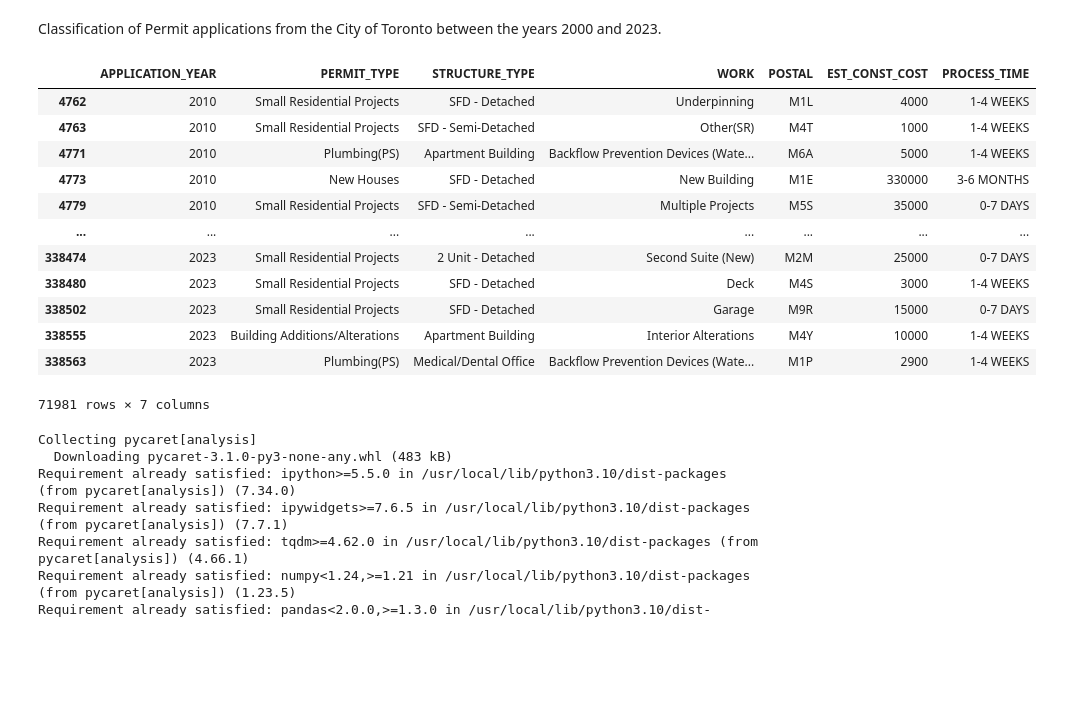
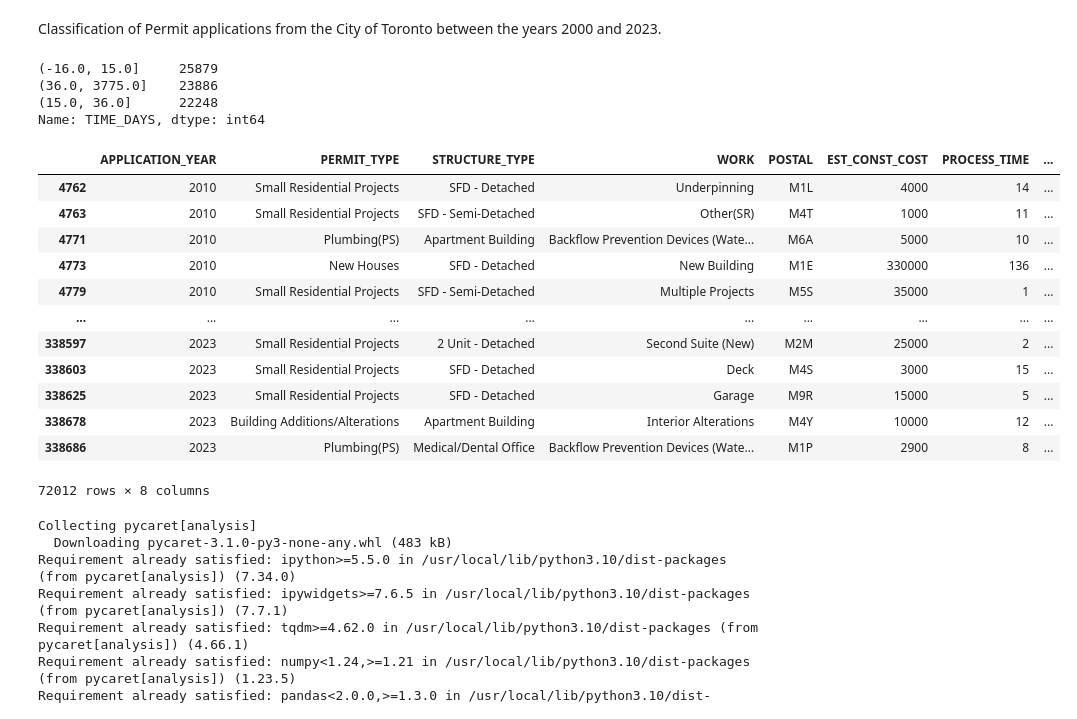
Before and after one commit to ThesanR/TorontoPermitClassification, a Jupyter notebook: PermitClass.ipynb, the cells around one changed output. Drawn from its saved outputs; the diff is of its cells as text; code cells hidden in the pictures; blank space fills up the shorter version.

```diff
--- a/PermitClass.ipynb
+++ b/PermitClass.ipynb
@@ -57,51 +57,68 @@ df = df[~df['PERMIT_NUM'].isin((df['PERMIT_NUM'].value_counts())[(df['PERMIT_NUM
 # 8. Extracting year from permit number (First two digits) for years above and below 2000. Creating new column for application year.
 perm_num_temp = 2000 + (df['PERMIT_NUM'].astype(str).str[0:2]).astype(int)
 perm_num_temp = perm_num_temp - 100*(perm_num_temp > 2050)
 app_num_temp = (df['APPLICATION_DATE'].astype(str).str[0:4]).astype(int)
-# 8a. Checking for consistency in year between permit number year and applied year. Values that do not match are assigned a year of 0 to be filered out later.
+# 8a. Checking for consistency in year between permit number year and applied year. Values that do not match are assigned a year of 0 to be filered out by the application year cutoff (In this case, 2010).
 app_year = pd.DataFrame({'APPLICATION_YEAR' : perm_num_temp*(perm_num_temp == app_num_temp)})
+df = pd.concat([app_year, df], axis=1)
+df = df.drop(df[df.APPLICATION_YEAR < 2010].index)
 
 # 9. Converting date entries to recognized datetime format in python.
 app_datetime = pd.to_datetime(pd.DataFrame({'year' : df['APPLICATION_DATE'].astype(str).str[0:4], 'month' : df['APPLICATION_DATE'].astype(str).str[5:7], 'day' : df['APPLICATION_DATE'].astype(str).str[8:10]}))
 issue_datetime = pd.to_datetime(pd.DataFrame({'year' : df['ISSUED_DATE'].astype(str).str[0:4], 'month' : df['ISSUED_DATE'].astype(str).str[5:7], 'day' : df['ISSUED_DATE'].astype(str).str[8:10]}))
 # 9a. Calculating process time by subtracting application date from issue date.
 app_time_days = pd.to_timedelta((issue_datetime - app_datetime), unit='d')
 app_time_days = pd.DataFrame({'TIME_DAYS' : (app_time_days.astype(str).str[0:-5]).astype(int)})
 app_time = app_time_days.astype(str)
 app_time = app_time.rename(columns={'TIME_DAYS' : 'PROCESS_TIME'})
 
-# 10. Creating bins for target vector out of process time.
+
+# 10. Creating equal sized bins for target vector out of process time. (Aiming for 3 classes: short, medium, and long projects)
+x = pd.qcut(x=app_time_days['TIME_DAYS'], q=3, precision=0)
+print(x.value_counts(), "\n")
+
+# 11. Output from previous lines yields bins of 0-2 weeks, 2-5 weeks, and over 5 weeks. Using these thresholds to split the dataset into three later on.
+
+app_time['PROJECT_TYPE'] = pd.cut(x=app_time_days['TIME_DAYS'], bins=[0, 14, 37, float("inf")],
+                                labels=['WITHIN 2 WEEKS', '2-5 WEEKS', 'OVER 5 WEEKS'],
+                                include_lowest=True)
+
+'''
 app_time['PROCESS_TIME'] = pd.cut(x=app_time_days['TIME_DAYS'], bins=[0, 7, 31, 91, 183, 365, 730, float("inf")],
                                 labels=['0-7 DAYS', '1-4 WEEKS', '1-3 MONTHS', '3-6 MONTHS', '6-12 MONTHS', '1-2 YEARS', 'OVER 2 YEARS'],
                                 include_lowest=True)
+'''
 
 # 11. Drop original columns (Permit number, Application date, Issued date) that will be replaced by the transformed data (Application year, process time).
 df = df.drop(['PERMIT_NUM', 'APPLICATION_DATE', 'ISSUED_DATE'], axis=1)
-df = pd.concat([app_year, df, app_time], axis=1)
-# 11a. Dropping null values and applications older than 2010.
-df = df.drop(df[df.APPLICATION_YEAR < 2010].index)
+df = pd.concat([df, app_time], axis=1)
+# 11a. Dropping null values.
 df = df.dropna()
 
 # 12. Dropping columns to test classification.
 #df = df.drop(['PERMIT_TYPE', 'STRUCTURE_TYPE', 'WORK'], axis=1)
 #df = df.drop(['APPLICATION_YEAR', 'POSTAL', 'EST_CONST_COST'], axis=1)
 
 #Printing cleaned data.
 df
 # %% [output]
+(-16.0, 15.0]     25879
+(36.0, 3775.0]    23886
+(15.0, 36.0]      22248
+Name: TIME_DAYS, dtype: int64
-|  | APPLICATION_YEAR | PERMIT_TYPE | STRUCTURE_TYPE | WORK | POSTAL | EST_CONST_COST | PROCESS_TIME |
-| 4762 | 2010 | Small Residential Projects | SFD - Detached | Underpinning | M1L | 4000 | 1-4 WEEKS |
-| 4763 | 2010 | Small Residential Projects | SFD - Semi-Detached | Other(SR) | M4T | 1000 | 1-4 WEEKS |
-| 4771 | 2010 | Plumbing(PS) | Apartment Building | Backflow Prevention Devices (Wate... | M6A | 5000 | 1-4 WEEKS |
-| 4773 | 2010 | New Houses | SFD - Detached | New Building | M1E | 330000 | 3-6 MONTHS |
-| 4779 | 2010 | Small Residential Projects | SFD - Semi-Detached | Multiple Projects | M5S | 35000 | 0-7 DAYS |
-| ... | ... | ... | ... | ... | ... | ... | ... |
-| 338474 | 2023 | Small Residential Projects | 2 Unit - Detached | Second Suite (New) | M2M | 25000 | 0-7 DAYS |
-| 338480 | 2023 | Small Residential Projects | SFD - Detached | Deck | M4S | 3000 | 1-4 WEEKS |
-| 338502 | 2023 | Small Residential Projects | SFD - Detached | Garage | M9R | 15000 | 0-7 DAYS |
-| 338555 | 2023 | Building Additions/Alterations | Apartment Building | Interior Alterations | M4Y | 10000 | 1-4 WEEKS |
-| 338563 | 2023 | Plumbing(PS) | Medical/Dental Office | Backflow Prevention Devices (Wate... | M1P | 2900 | 1-4 WEEKS |
+|  | APPLICATION_YEAR | PERMIT_TYPE | STRUCTURE_TYPE | WORK | POSTAL | EST_CONST_COST | PROCESS_TIME | ... |
+| 4762 | 2010 | Small Residential Projects | SFD - Detached | Underpinning | M1L | 4000 | 14 | ... |
+| 4763 | 2010 | Small Residential Projects | SFD - Semi-Detached | Other(SR) | M4T | 1000 | 11 | ... |
+| 4771 | 2010 | Plumbing(PS) | Apartment Building | Backflow Prevention Devices (Wate... | M6A | 5000 | 10 | ... |
+| 4773 | 2010 | New Houses | SFD - Detached | New Building | M1E | 330000 | 136 | ... |
+| 4779 | 2010 | Small Residential Projects | SFD - Semi-Detached | Multiple Projects | M5S | 35000 | 1 | ... |
+| ... | ... | ... | ... | ... | ... | ... | ... | ... |
+| 338597 | 2023 | Small Residential Projects | 2 Unit - Detached | Second Suite (New) | M2M | 25000 | 2 | ... |
+| 338603 | 2023 | Small Residential Projects | SFD - Detached | Deck | M4S | 3000 | 15 | ... |
+| 338625 | 2023 | Small Residential Projects | SFD - Detached | Garage | M9R | 15000 | 5 | ... |
+| 338678 | 2023 | Building Additions/Alterations | Apartment Building | Interior Alterations | M4Y | 10000 | 12 | ... |
+| 338686 | 2023 | Plumbing(PS) | Medical/Dental Office | Backflow Prevention Devices (Wate... | M1P | 2900 | 8 | ... |
-71981 rows × 7 columns
+72012 rows × 8 columns
 # %%
 !pip install pycaret[analysis]
 !pip install pycaret[models]
```
